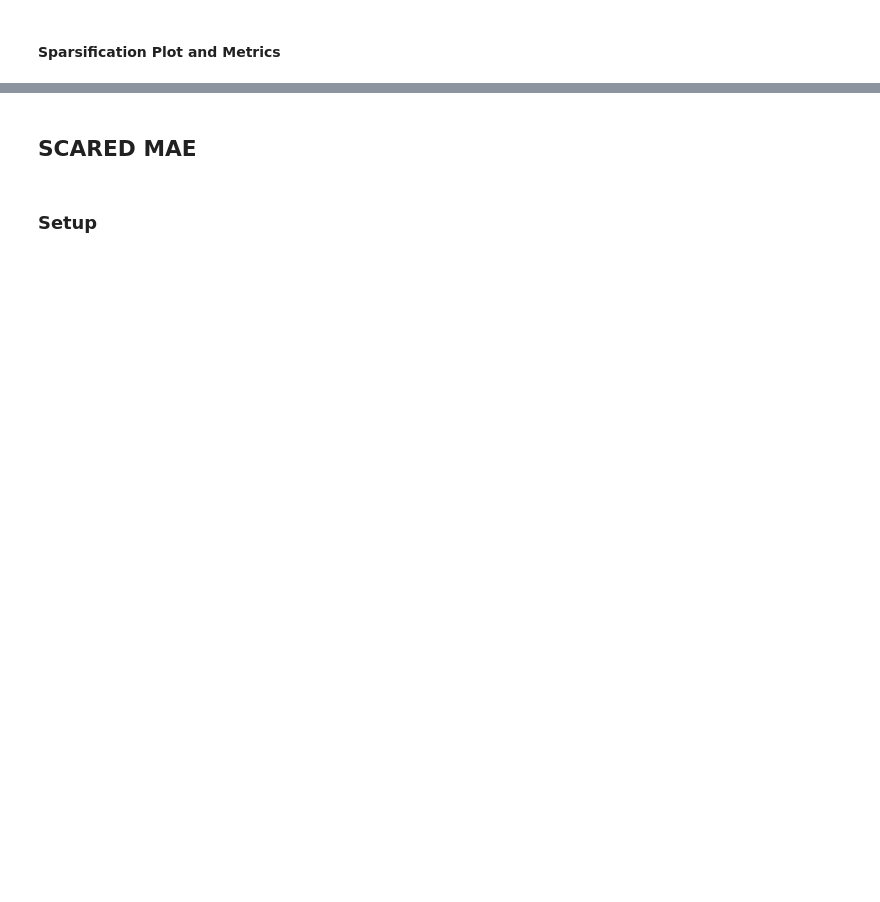
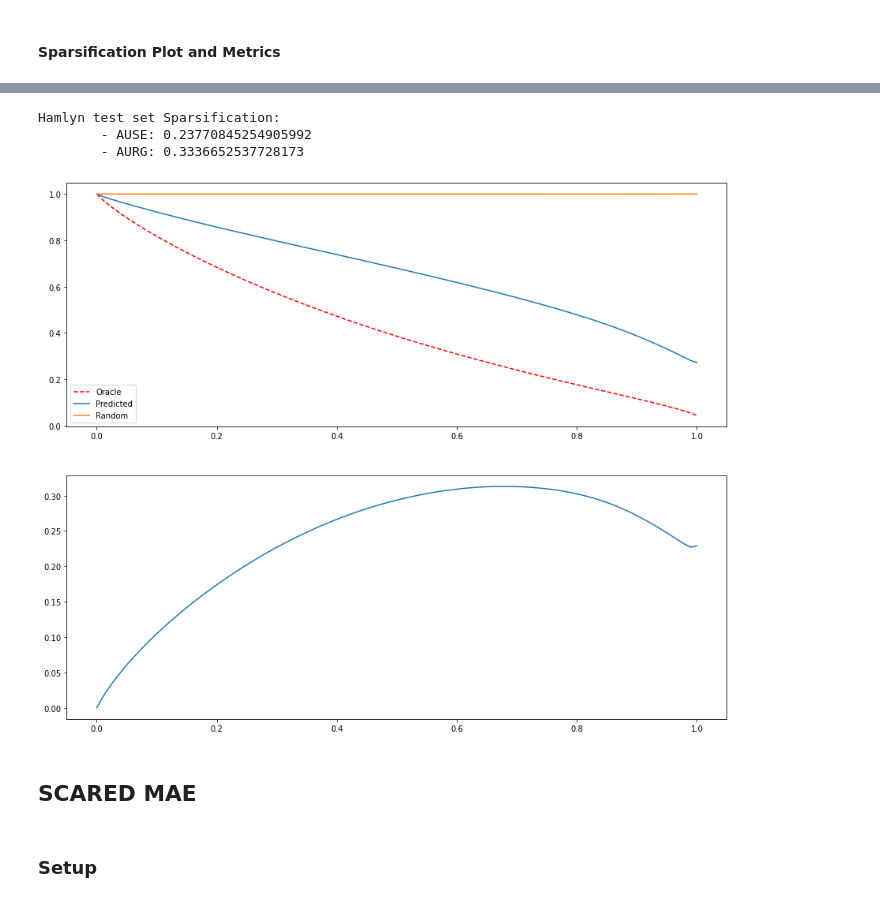
Before and after one commit to Probabilistic-Surgical-Vision/model-evaluation, a Jupyter notebook: evaluate.ipynb, the cells around one changed output, grey strips where cells are left out. Drawn from its saved outputs; the diff is of its cells as text; code cells hidden in the pictures; blank space fills up the shorter version.

```diff
--- a/evaluate.ipynb
+++ b/evaluate.ipynb
@@ -89,7 +89,7 @@ hamlyn_dataloader = DataLoader(hamlyn_dataset, batch_size, num_workers=8,
 # %% [markdown]
 ### Run Hamlyn Evaluation
 # %%
-ssims, spars = evaluate_ssim(model, hamlyn_dataloader, hamlyn_save_to, kernel_size=1, device=device)
+ssims, spars = evaluate_ssim(model, hamlyn_dataloader, hamlyn_save_to, kernel=1, device=device)
 # %% [markdown]
 #### SSIM Metric
 # %%
@@ -150,3 +113,48 @@ results_dict['sparsification'] = {
+# %%
+pred_curves, oracle_curves, random_curves = zip(*spars)
+
+pred_curve = np.array(pred_curves).mean(axis=0)
+oracle_curve = np.array(oracle_curves).mean(axis=0)
+random_curve = np.array(random_curves).mean(axis=0)
+
+error_curve = sparsification.error(oracle_curve, pred_curve)
+ause = sparsification.ause(oracle_curve, pred_curve)
+aurg = sparsification.aurg(pred_curve, random_curve)
+
+figure, (curve_axis, error_axis) = plt.subplots(2, 1)
+
+x_axis = np.linspace(0, 1, num=len(oracle_curve))
+
+curve_axis.plot(x_axis, oracle_curve, 'r--', label='Oracle')
+curve_axis.plot(x_axis, pred_curve, label='Predicted')
+curve_axis.plot(x_axis, random_curve, label='Random')
+curve_axis.legend()
+
+error_axis.plot(x_axis, error_curve)
+
+
+figure.set_size_inches((15, 12.5))
+
+
+print('Hamlyn test set Sparsification:'
+      f'\n\t- AUSE: {ause}'
+      f'\n\t- AURG: {aurg}')
+
+results_dict['sparsification'] = {
+    'ause': float(ause),
+    'aurg': float(aurg),
+    'curves': {
+        'oracle': oracle_curve.tolist(),
+        'predicted': pred_curve.tolist(),
+        'random': random_curve.tolist(),
+        'error': error_curve.tolist()
+    }
+}
+# %% [output]
+Hamlyn test set Sparsification:
+        - AUSE: 0.23770845254905992
+        - AURG: 0.3336652537728173
+[figure, added]
 # %% [markdown]
 ## SCARED MAE
 # %% [markdown]
```
Also changed, not shown: parts of 7 cells of this notebook, 2 other files.
